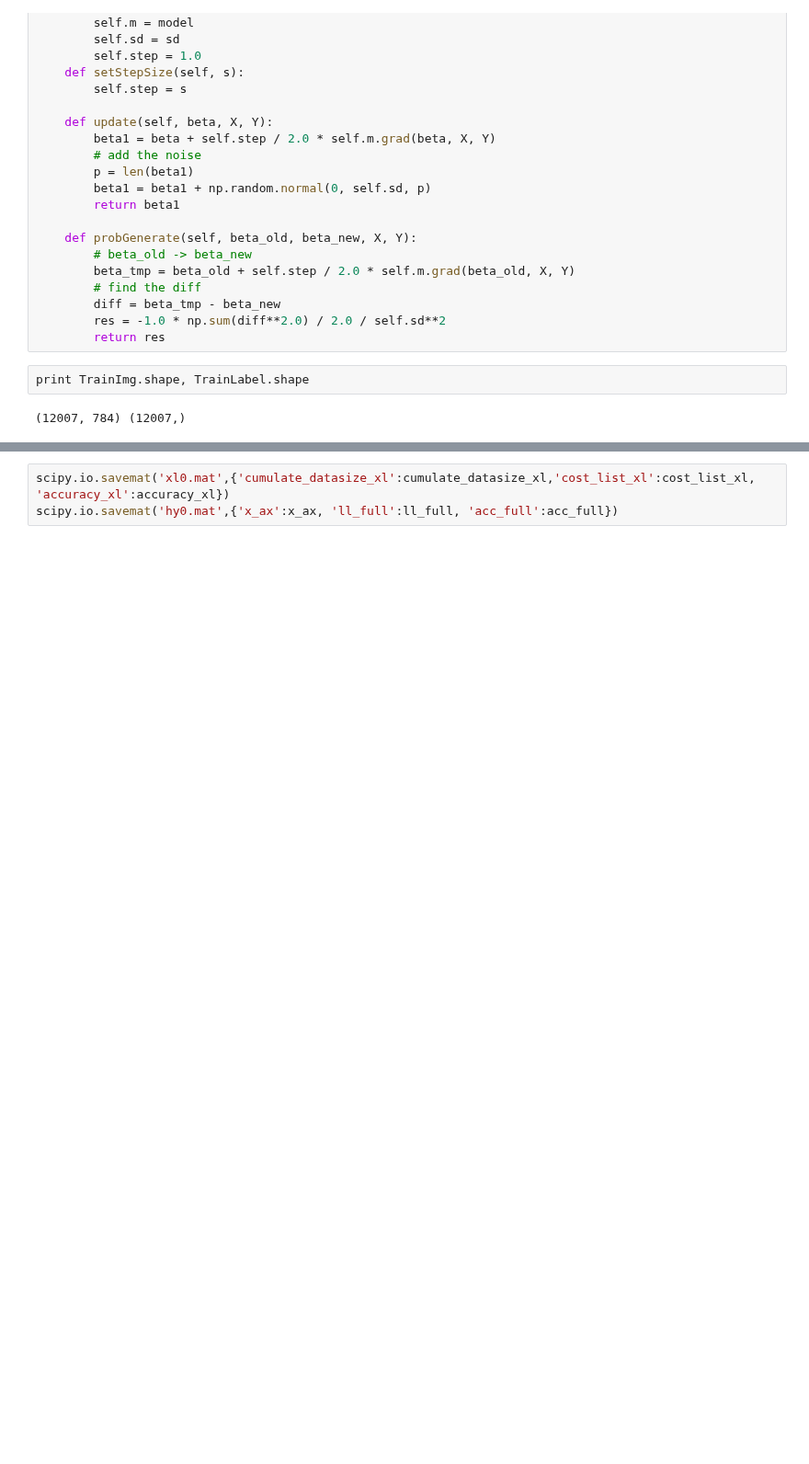
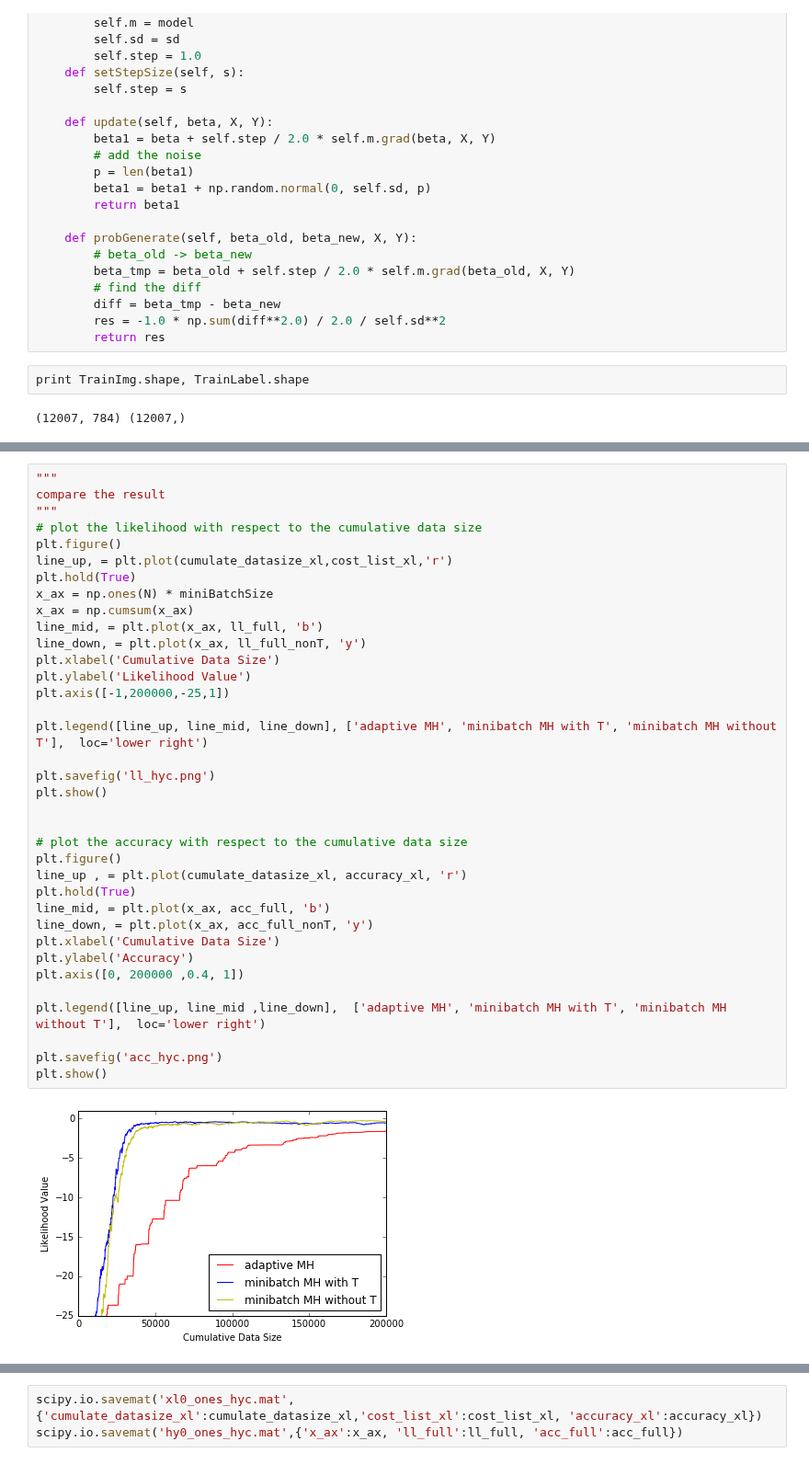
Before and after one commit to DanielTakeshi/New_MH_Test, a Jupyter notebook: iPython_stuff/LogisticRegression_CUTMH_RandomWalkProposer.ipynb, the cells around one changed output, grey strips where cells are left out. Shown at 92% size. Cells and saved outputs as stored; diff of their text form; blank space fills up the shorter version.

```diff
--- a/iPython_stuff/LogisticRegression_CUTMH_RandomWalkProposer.ipynb
+++ b/iPython_stuff/LogisticRegression_CUTMH_RandomWalkProposer.ipynb
@@ -380,0 +466,38 @@ plt.show()
+# %%
+"""
+compare the result
+"""
+# plot the likelihood with respect to the cumulative data size
+plt.figure()
+line_up, = plt.plot(cumulate_datasize_xl,cost_list_xl,'r')
+plt.hold(True)
+x_ax = np.ones(N) * miniBatchSize
+x_ax = np.cumsum(x_ax)
+line_mid, = plt.plot(x_ax, ll_full, 'b')
+line_down, = plt.plot(x_ax, ll_full_nonT, 'y')
+plt.xlabel('Cumulative Data Size')
+plt.ylabel('Likelihood Value')
+plt.axis([-1,200000,-25,1])
+
+plt.legend([line_up, line_mid, line_down], ['adaptive MH', 'minibatch MH with T', 'minibatch MH without T'],  loc='lower right')
+
+plt.savefig('ll_hyc.png')
+plt.show()
+
+
+# plot the accuracy with respect to the cumulative data size
+plt.figure()
+line_up , = plt.plot(cumulate_datasize_xl, accuracy_xl, 'r')
+plt.hold(True)
+line_mid, = plt.plot(x_ax, acc_full, 'b')
+line_down, = plt.plot(x_ax, acc_full_nonT, 'y')
+plt.xlabel('Cumulative Data Size')
+plt.ylabel('Accuracy')
+plt.axis([0, 200000 ,0.4, 1])
+
+plt.legend([line_up, line_mid ,line_down],  ['adaptive MH', 'minibatch MH with T', 'minibatch MH without T'],  loc='lower right')
+
+plt.savefig('acc_hyc.png')
+plt.show()
+# %% [output]
+[figure, added]
@@ -381,3 +505,3 @@ plt.show()
 # %%
-scipy.io.savemat('xl0.mat',{'cumulate_datasize_xl':cumulate_datasize_xl,'cost_list_xl':cost_list_xl, 'accuracy_xl':accuracy_xl})
-scipy.io.savemat('hy0.mat',{'x_ax':x_ax, 'll_full':ll_full, 'acc_full':acc_full})
+scipy.io.savemat('xl0_ones_hyc.mat',{'cumulate_datasize_xl':cumulate_datasize_xl,'cost_list_xl':cost_list_xl, 'accuracy_xl':accuracy_xl})
+scipy.io.savemat('hy0_ones_hyc.mat',{'x_ax':x_ax, 'll_full':ll_full, 'acc_full':acc_full})
```
Also changed, not shown: parts of 6 cells of this notebook, 4 other files.
